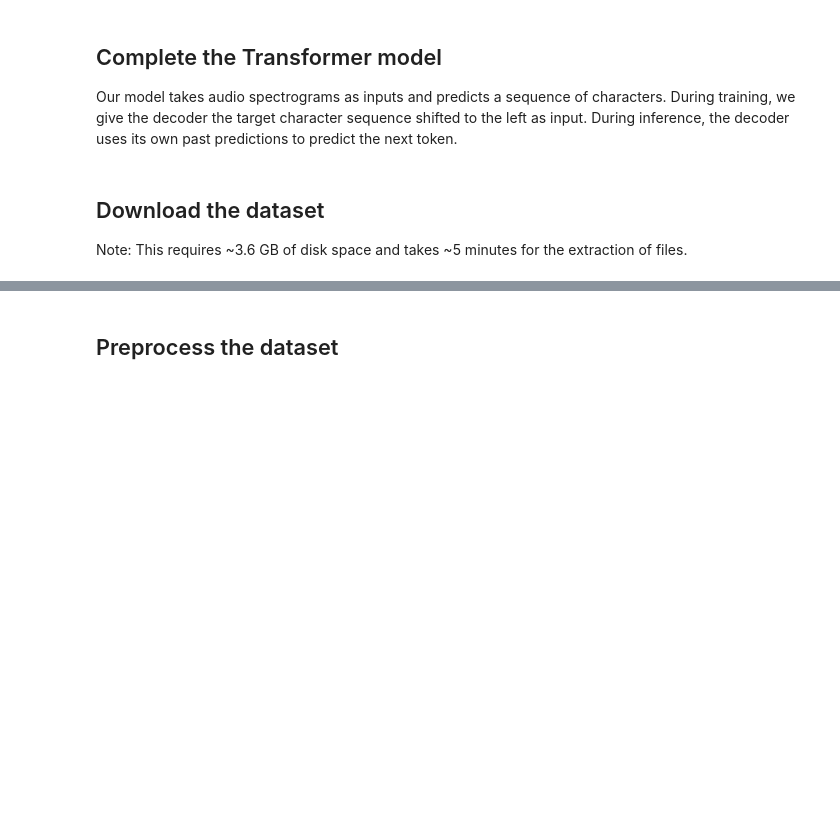
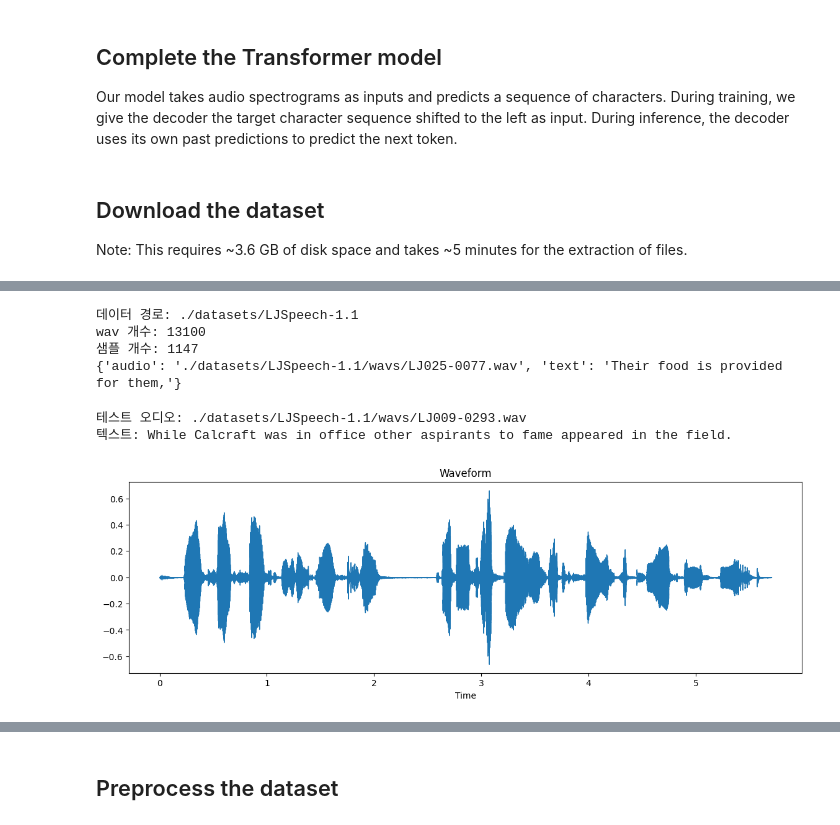
Before and after one commit to thuygom/MeetingCoach, a Jupyter notebook: examples/audio/ipynb/transformer_asr.ipynb, the cells around one changed output, grey strips where cells are left out. Drawn from its saved outputs; the diff is of its cells as text; code cells hidden in the pictures; blank space fills up the shorter version.

Commit message:
Colab을 통해 생성됨

```diff
--- a/examples/audio/ipynb/transformer_asr.ipynb
+++ b/examples/audio/ipynb/transformer_asr.ipynb
@@ -303,0 +399,65 @@ def get_data(wavs, id_to_text, maxlen=50):
+# %%
+import os
+from glob import glob
+
+# 압축 해제된 데이터 경로
+data_dir = "./datasets/LJSpeech-1.1"
+print("데이터 경로:", data_dir)
+
+# wav 파일 경로 불러오기
+wavs = glob(os.path.join(data_dir, "wavs", "*.wav"))
+print("wav 개수:", len(wavs))
+
+# metadata.csv 읽어서 id와 텍스트 매핑
+id_to_text = {}
+with open(os.path.join(data_dir, "metadata.csv"), encoding="utf-8") as f:
+    for line in f:
+        parts = line.strip().split("|")
+        wav_id = parts[0]  # 예: LJ001-0001
+        text = parts[2]
+        id_to_text[wav_id] = text
+
+# 데이터 매핑 함수
+def get_data(wavs, id_to_text, maxlen=50):
+    data = []
+    for w in wavs:
+        wav_id = os.path.splitext(os.path.basename(w))[0]  # 파일명에서 ID 추출
+        if wav_id in id_to_text and len(id_to_text[wav_id]) < maxlen:
+            data.append({"audio": w, "text": id_to_text[wav_id]})
+    return data
+
+# 실행 예시
+data = get_data(wavs, id_to_text)
+print("샘플 개수:", len(data))
+print(data[0])
+# %% [output]
+데이터 경로: ./datasets/LJSpeech-1.1
+wav 개수: 13100
+샘플 개수: 1147
+{'audio': './datasets/LJSpeech-1.1/wavs/LJ025-0077.wav', 'text': 'Their food is provided for them,'}
+# %%
+import librosa
+import librosa.display
+import matplotlib.pyplot as plt
+from IPython.display import Audio
+
+# 테스트용 샘플 하나 선택
+sample_wav = wavs[0]
+print("테스트 오디오:", sample_wav)
+print("텍스트:", id_to_text[os.path.splitext(os.path.basename(sample_wav))[0]])
+
+# librosa로 로드 (sr=None이면 원본 샘플링 레이트 유지)
+y, sr = librosa.load(sample_wav, sr=None)
+
+# 파형 시각화
+plt.figure(figsize=(14, 4))
+librosa.display.waveshow(y, sr=sr)
+plt.title("Waveform")
+plt.show()
+
+# 실제 오디오 재생 (Colab/Jupyter에서 동작)
+Audio(y, rate=sr)
+# %% [output]
+테스트 오디오: ./datasets/LJSpeech-1.1/wavs/LJ009-0293.wav
+텍스트: While Calcraft was in office other aspirants to fame appeared in the field.
+[figure, added]
```
Also changed, not shown: parts of 9 cells of this notebook.
